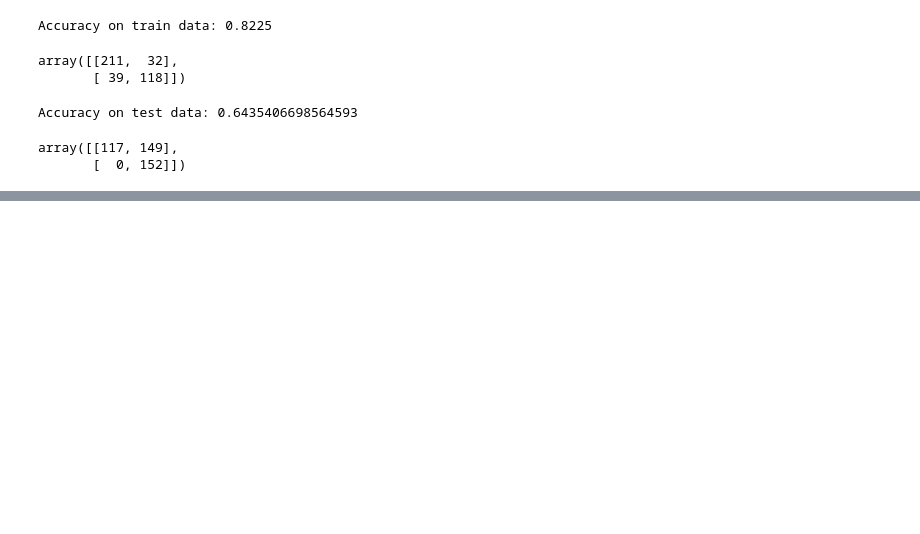
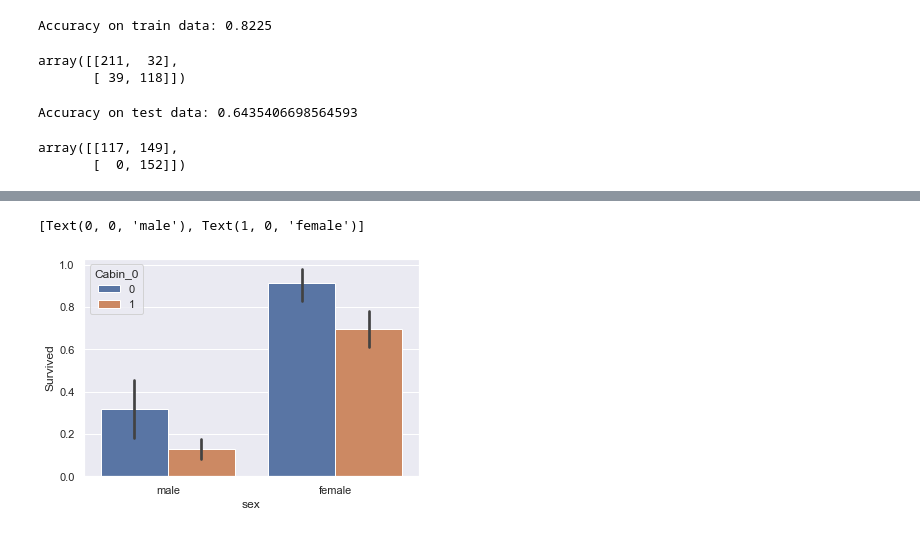
Before and after one commit to feliciahf/StudyGroupSem2, a Jupyter notebook: w2_curse_of_dimensionality(1).ipynb, the cells around one changed output, grey strips where cells are left out. Cells and saved outputs as stored; diff of their text form; code cells hidden in the pictures; blank space fills up the shorter version.

```diff
--- a/w2_curse_of_dimensionality(1).ipynb
+++ b/w2_curse_of_dimensionality(1).ipynb
@@ -264,0 +247,8 @@ Things to try:
+# %%
+# cabin, sex, survived
+ax = sns.barplot(x="Sex_female", y="Survived", hue="Cabin_0", data=train)
+ax.set(xlabel="sex")
+ax.set_xticklabels(["male", "female"])
+# %% [output]
+[Text(0, 0, 'male'), Text(1, 0, 'female')]
+[figure, added]
```
Also changed, not shown: parts of 9 cells of this notebook.
